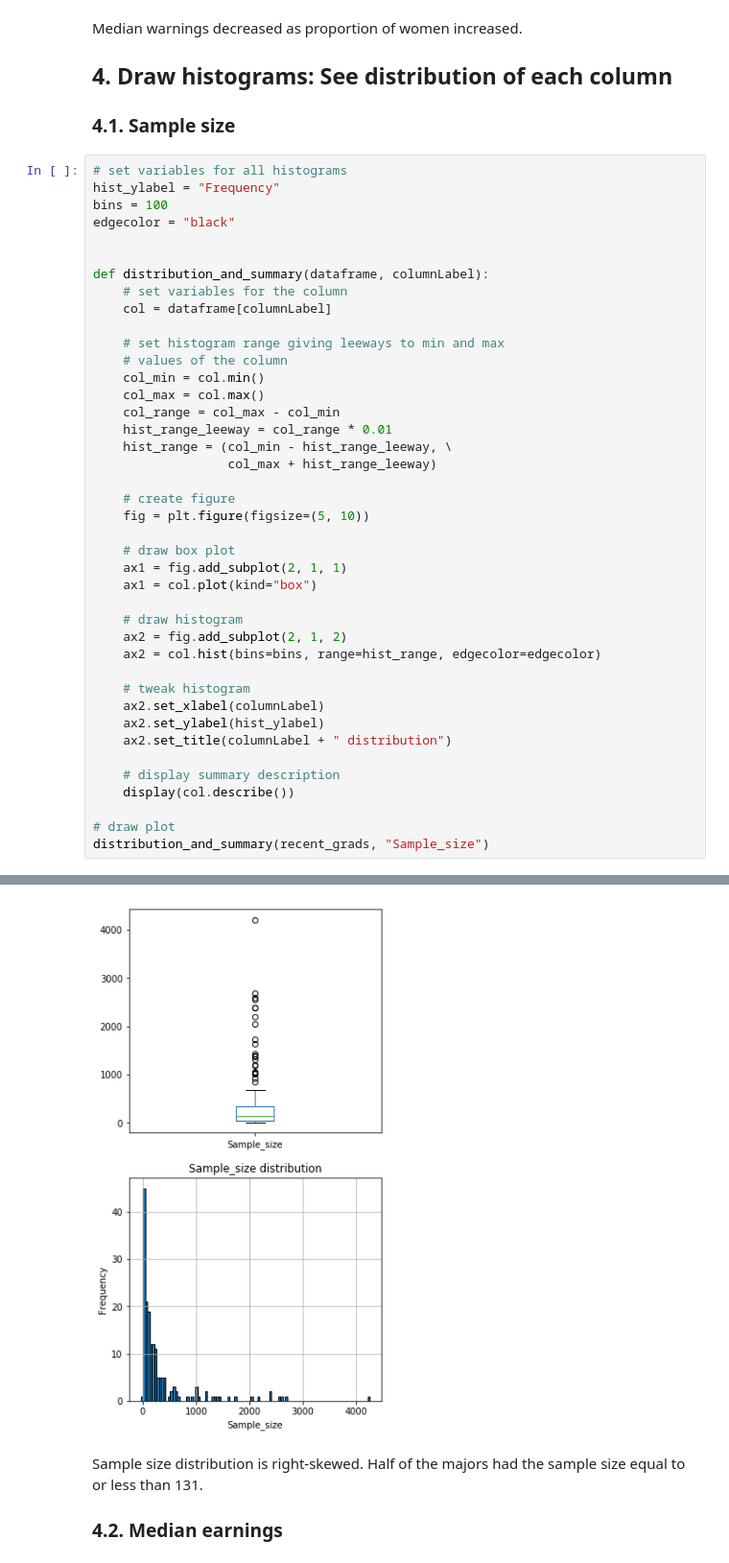
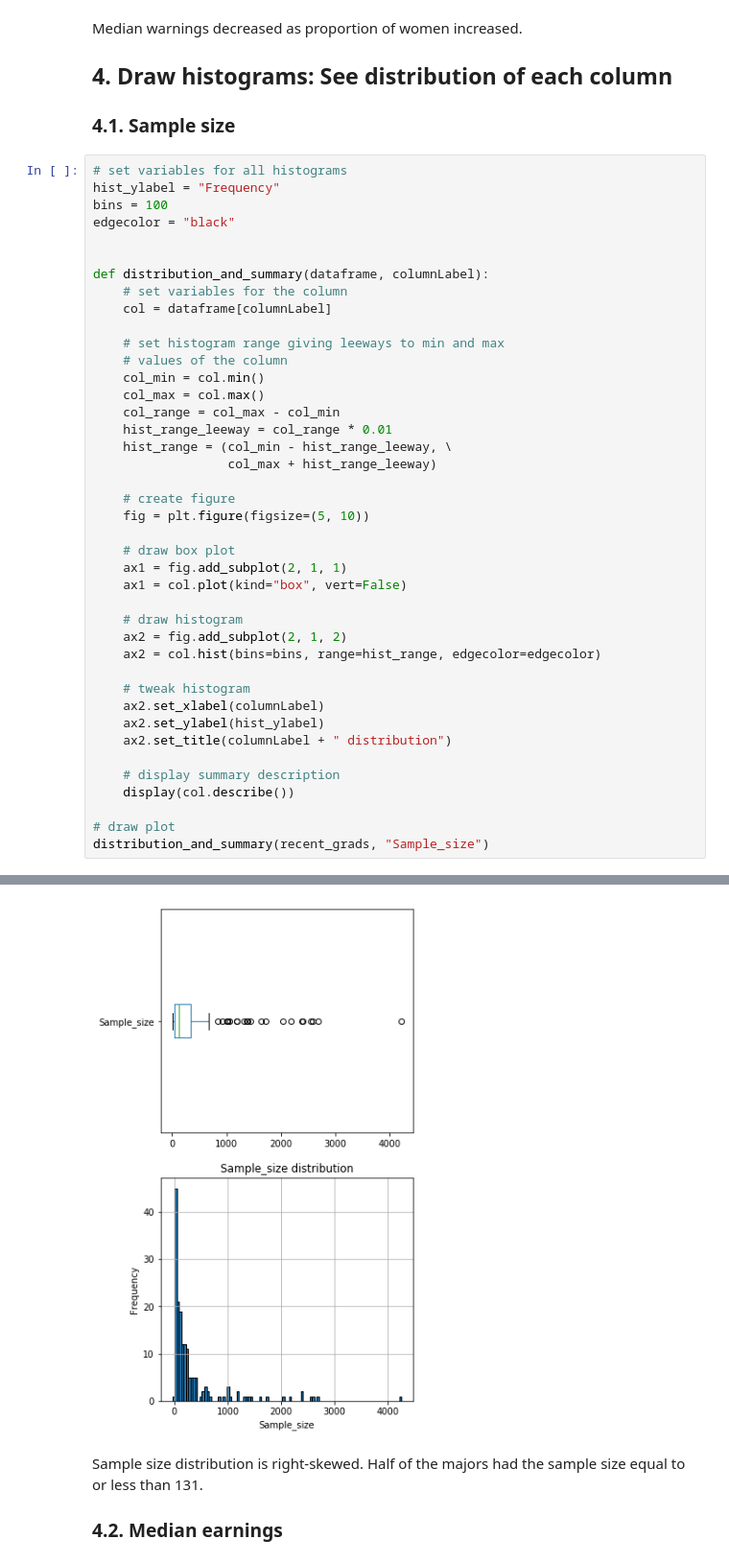
Before and after one commit to gknam/dataquest_projects, a Jupyter notebook: DataScientist/Step2_DataAnalVis/2_dataAnalVis/project1/Visualizing_Earnings_Based_On_College_Majors.ipynb, the cells around one changed output, grey strips where cells are left out. Shown at 96% size. Cells and saved outputs as stored; diff of their text form.

Commit message:
make box plots horizontal

```diff
--- a/DataScientist/Step2_DataAnalVis/2_dataAnalVis/project1/Visualizing_Earnings_Based_On_College_Majors.ipynb
+++ b/DataScientist/Step2_DataAnalVis/2_dataAnalVis/project1/Visualizing_Earnings_Based_On_College_Majors.ipynb
@@ -219,35 +219,35 @@ def distribution_and_summary(dataframe, columnLabel):
     # create figure
     fig = plt.figure(figsize=(5, 10))
 
     # draw box plot
     ax1 = fig.add_subplot(2, 1, 1)
-    ax1 = col.plot(kind="box")
+    ax1 = col.plot(kind="box", vert=False)
 
     # draw histogram
     ax2 = fig.add_subplot(2, 1, 2)
     ax2 = col.hist(bins=bins, range=hist_range, edgecolor=edgecolor)
 
     # tweak histogram
     ax2.set_xlabel(columnLabel)
     ax2.set_ylabel(hist_ylabel)
     ax2.set_title(columnLabel + " distribution")
 
     # display summary description
     display(col.describe())
 
 # draw plot
 distribution_and_summary(recent_grads, "Sample_size")
 # %% [output]
 count     172.000000
 mean      357.941860
 std       619.680419
 min         2.000000
 25%        42.000000
 50%       131.000000
 75%       339.000000
 max      4212.000000
 Name: Sample_size, dtype: float64
-[figure, old version]
+[figure, new version]
 # %% [markdown]
 Sample size distribution is right-skewed. Half of the majors had the sample size equal to or less than 131.
 
```
Also changed, not shown: parts of 7 cells of this notebook.
